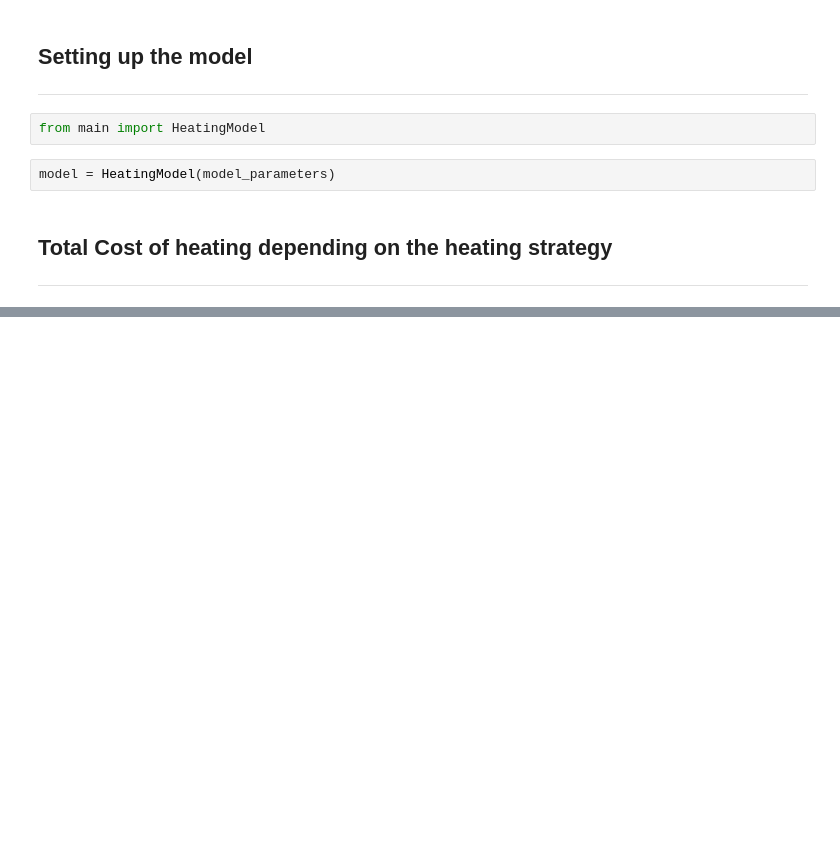
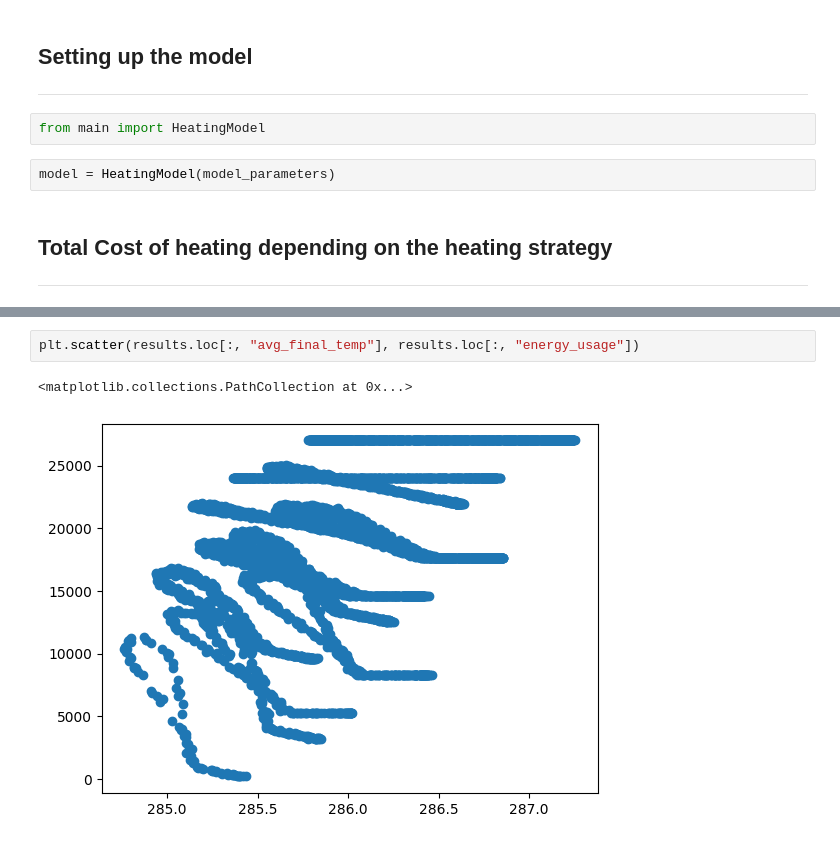
Before and after one commit to tadejow/house_heating, a Jupyter notebook: pipeline/experiments.ipynb, the cells around one changed output, grey strips where cells are left out. Drawn from its saved outputs; the diff is of its cells as text; blank space fills up the shorter version.

```diff
--- a/pipeline/experiments.ipynb
+++ b/pipeline/experiments.ipynb
@@ -251,0 +257,5 @@ for strategies in tqdm(product(base_strat, repeat=len(model_parameters["areas"].
+# %%
+plt.scatter(results.loc[:, "avg_final_temp"], results.loc[:, "energy_usage"])
+# %% [output]
+<matplotlib.collections.PathCollection at 0x...>
+[figure, added]
```
Also changed, not shown: parts of 5 cells of this notebook, 2 other files.
